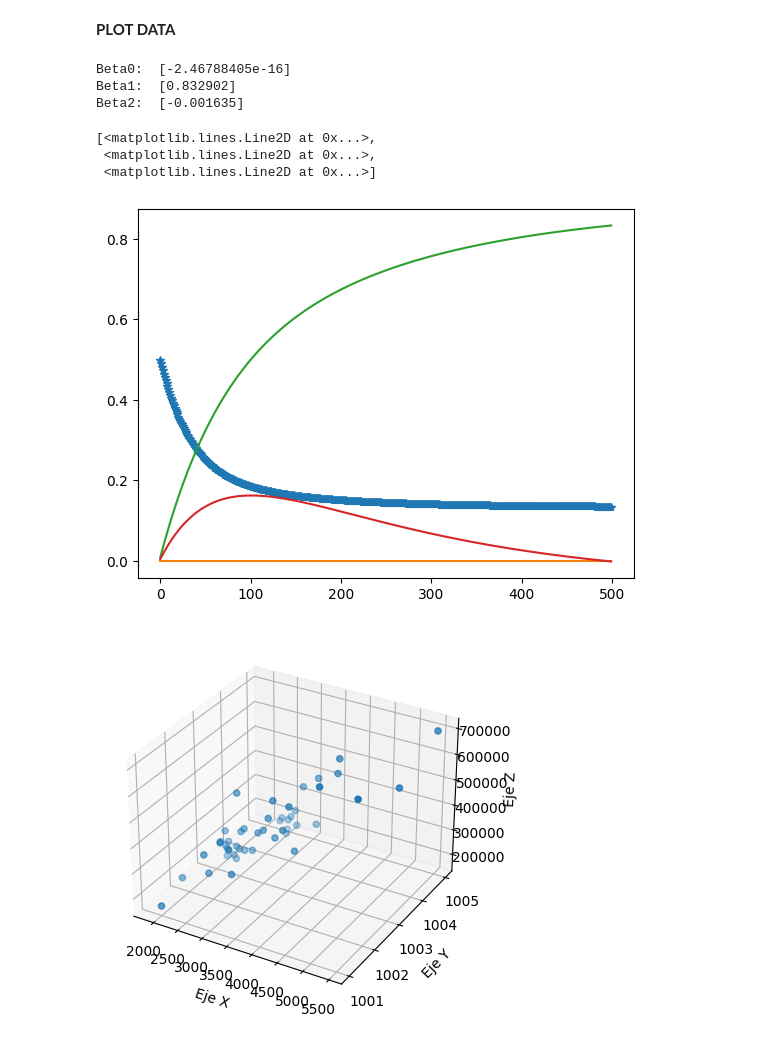
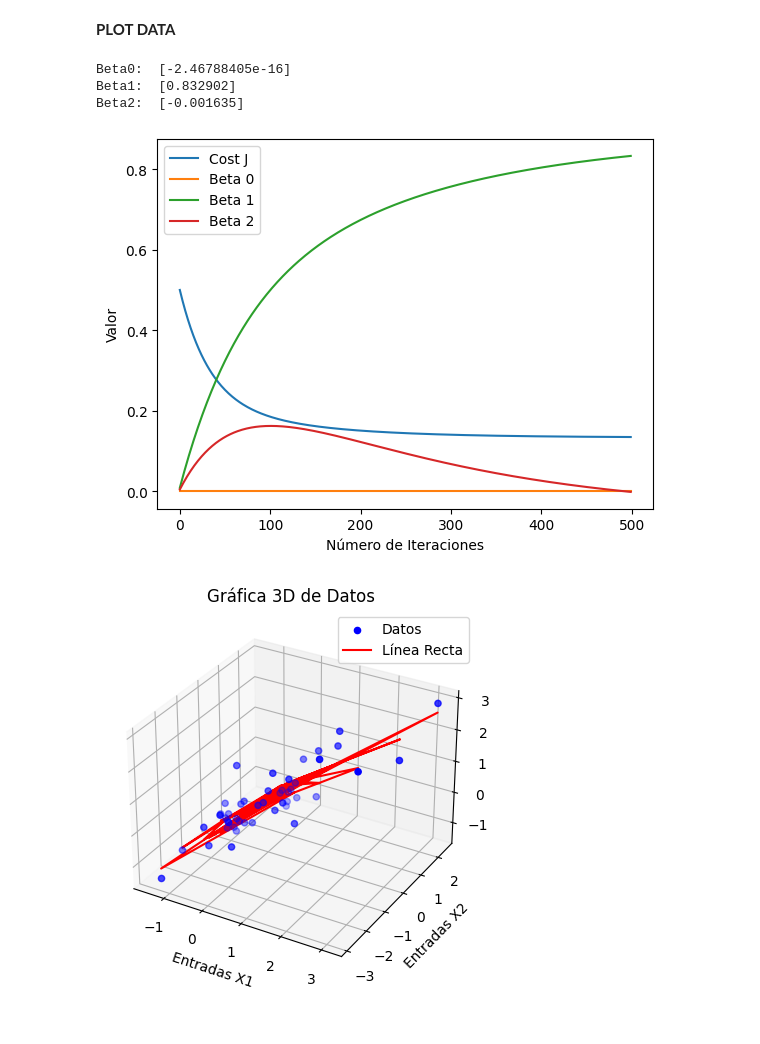
Before and after one commit to jcagudelo12/IA, a Jupyter notebook: RegresionLineal_2_Variables/R_Lineal_Two_Variable.ipynb, the cells around one changed output. Saved outputs shown, nothing was run; the diff lists cells and outputs as text; code cells hidden in the pictures.

```diff
--- a/RegresionLineal_2_Variables/R_Lineal_Two_Variable.ipynb
+++ b/RegresionLineal_2_Variables/R_Lineal_Two_Variable.ipynb
@@ -91,34 +102,61 @@ m = dataSize[0] # Cantidad de datos de entrenamiento
 J = np.zeros((numIter,1))
 Beta = np.zeros((3,1))
 
-Beta, J, betaPrint = Gradiente(Beta,alpha,m,X,y,numIter,J)
+Beta, J, betaPrint, h_beta = Gradiente(Beta,alpha,m,X,y,numIter,J)
 print('Beta0: ', Beta[0])
 print('Beta1: ', Beta[1])
 print('Beta2: ', Beta[2])
-plt.plot(J,'*')
-plt.plot(betaPrint,'-')
+
+plt.plot(J,'-', label='Cost J')
+plt.plot(betaPrint[:, 0],'-', label='Beta 0')
+plt.plot(betaPrint[:, 1],'-', label='Beta 1')
+plt.plot(betaPrint[:, 2],'-', label='Beta 2')
+
+# Agrega etiquetas a los ejes
+plt.xlabel('Número de Iteraciones')
+plt.ylabel('Valor')
+
+# Agrega una leyenda
+plt.legend()
+
+# Muestra el gráfico
+plt.show()
 # %% [output]
 Beta0:  [-2.46788405e-16]
 Beta1:  [0.832902]
 Beta2:  [-0.001635]
-[<matplotlib.lines.Line2D at 0x...>,
- <matplotlib.lines.Line2D at 0x...>,
- <matplotlib.lines.Line2D at 0x...>]
-[figure, old version]
+[figure, new version]
 # %%
-# Crear una figura y un eje 3D
+# Crear una figura y un objeto de subtrama 3D
 fig = plt.figure()
 ax = fig.add_subplot(111, projection='3d')
 
 # Graficar los datos en 3D
-ax.scatter(data[:,0],data[:,1],data[:,2])
+ax.scatter(dataNormal[:,0], dataNormal[:,1], dataNormal[:,2], c='b', marker='o', label='Datos')
+
+
+
+# Definir valores para la línea recta
+X1 = np.zeros((X[:, 1].size, 1))
+X2 = np.zeros((X[:, 2].size, 1))
+
+X1[:, 0] = X[:, 1]
+X2[:, 0] = X[:, 2]
+
+# Graficar la línea recta
+ax.plot(X1, X2, h_beta, color='r', label='Línea Recta')
+
 
 # Personalizar el gráfico
-ax.set_xlabel('Eje X')
-ax.set_ylabel('Eje Y')
-ax.set_zlabel('Eje Z')
+ax.set_xlabel('Entradas X1')
+ax.set_ylabel('Entradas X2')
+ax.set_zlabel('Salida Y')
+ax.set_title('Gráfica 3D de Datos')
+
+# Agregar una leyenda
+ax.legend()
 
 # Mostrar el gráfico
 plt.show()
 # %% [output]
-[figure, old version]
+[figure, new version]
```
Also changed, not shown: parts of 6 cells of this notebook, 2 other files.
